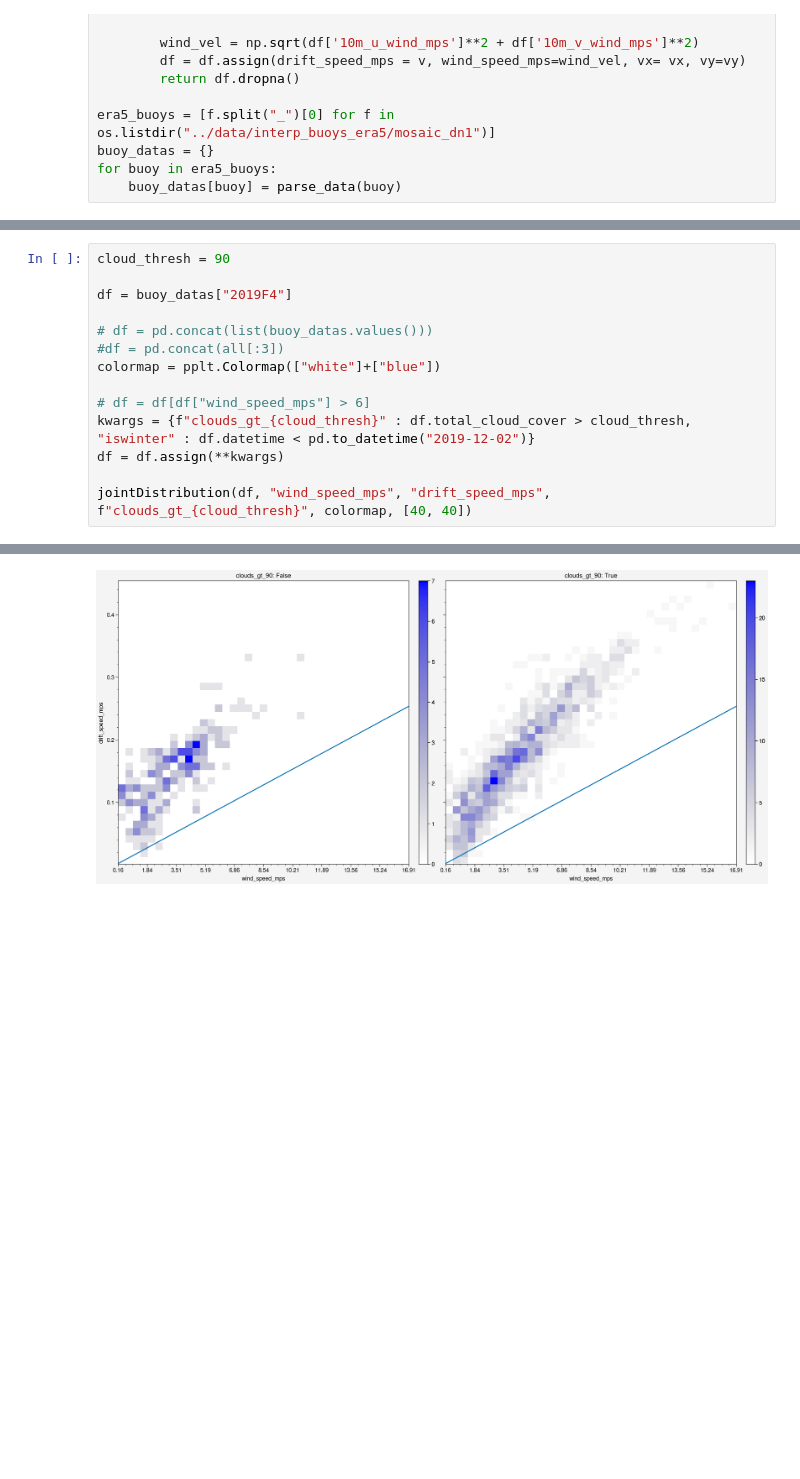
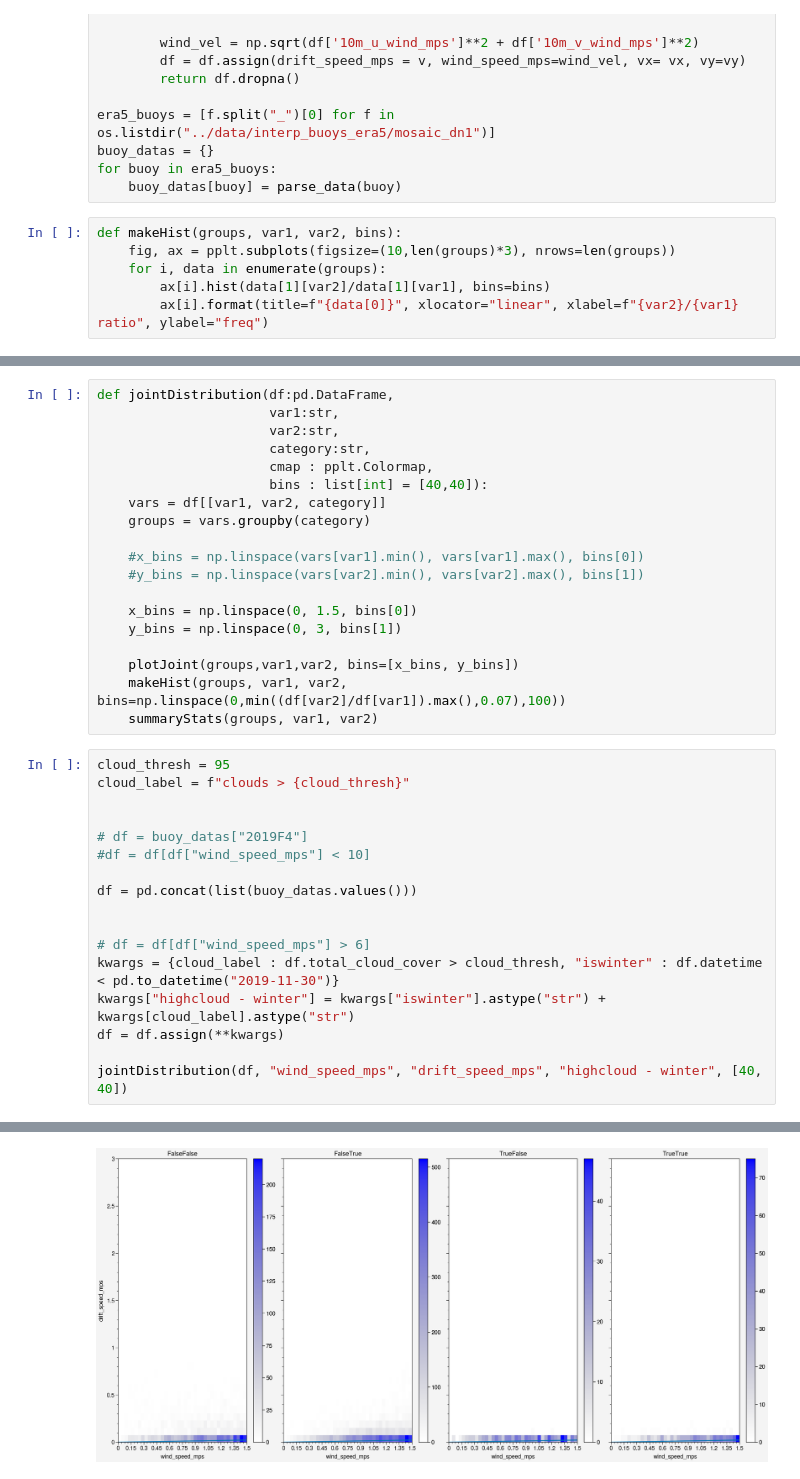
Before and after one commit to awang343/uncertainty-quantification-sea-ice, a Jupyter notebook: notebooks/Joint Distribution Analysis.ipynb, the cells around one changed output, grey strips where cells are left out. Drawn from its saved outputs; the diff is of its cells as text; blank space fills up the shorter version.

Commit message:
Joint notebook

```diff
--- a/notebooks/Joint Distribution Analysis.ipynb
+++ b/notebooks/Joint Distribution Analysis.ipynb
@@ -29,4 +29,10 @@ era5_buoys = [f.split("_")[0] for f in os.listdir("../data/interp_buoys_era5/mos
 buoy_datas = {}
 for buoy in era5_buoys:
     buoy_datas[buoy] = parse_data(buoy)
+# %%
+def makeHist(groups, var1, var2, bins):
+    fig, ax = pplt.subplots(figsize=(10,len(groups)*3), nrows=len(groups))
+    for i, data in enumerate(groups):
+        ax[i].hist(data[1][var2]/data[1][var1], bins=bins)
+        ax[i].format(title=f"{data[0]}", xlocator="linear", xlabel=f"{var2}/{var1} ratio", ylabel="freq")
 # %%
@@ -75,15 +75,37 @@ def jointDistribution(df:pd.DataFrame,
+# %%
+def jointDistribution(df:pd.DataFrame,
+                      var1:str,
+                      var2:str,
+                      category:str,
+                      cmap : pplt.Colormap,
+                      bins : list[int] = [40,40]):
+    vars = df[[var1, var2, category]]
+    groups = vars.groupby(category)
+
+    #x_bins = np.linspace(vars[var1].min(), vars[var1].max(), bins[0])
+    #y_bins = np.linspace(vars[var2].min(), vars[var2].max(), bins[1])
+
+    x_bins = np.linspace(0, 1.5, bins[0])
+    y_bins = np.linspace(0, 3, bins[1])
+
+    plotJoint(groups,var1,var2, bins=[x_bins, y_bins])
+    makeHist(groups, var1, var2, bins=np.linspace(0,min((df[var2]/df[var1]).max(),0.07),100))
+    summaryStats(groups, var1, var2)
 # %%
-cloud_thresh = 90
+cloud_thresh = 95
+cloud_label = f"clouds > {cloud_thresh}"
 
-df = buoy_datas["2019F4"]
 
-# df = pd.concat(list(buoy_datas.values()))
-#df = pd.concat(all[:3])
-colormap = pplt.Colormap(["white"]+["blue"])
+# df = buoy_datas["2019F4"]
+#df = df[df["wind_speed_mps"] < 10]
+
+df = pd.concat(list(buoy_datas.values()))
+
 
 # df = df[df["wind_speed_mps"] > 6]
-kwargs = {f"clouds_gt_{cloud_thresh}" : df.total_cloud_cover > cloud_thresh, "iswinter" : df.datetime < pd.to_datetime("2019-12-02")}
+kwargs = {cloud_label : df.total_cloud_cover > cloud_thresh, "iswinter" : df.datetime < pd.to_datetime("2019-11-30")}
+kwargs["highcloud - winter"] = kwargs["iswinter"].astype("str") + kwargs[cloud_label].astype("str")
 df = df.assign(**kwargs)
 
-jointDistribution(df, "wind_speed_mps", "drift_speed_mps", f"clouds_gt_{cloud_thresh}", colormap, [40, 40])
+jointDistribution(df, "wind_speed_mps", "drift_speed_mps", "highcloud - winter", [40, 40])
 # %% [output]
@@ -98 +148 @@ jointDistribution(df, "wind_speed_mps", "drift_speed_mps", f"clouds_gt_{cloud_th
-[figure, old version]
+[figure, new version]
```
Also changed, not shown: parts of 5 cells of this notebook.
